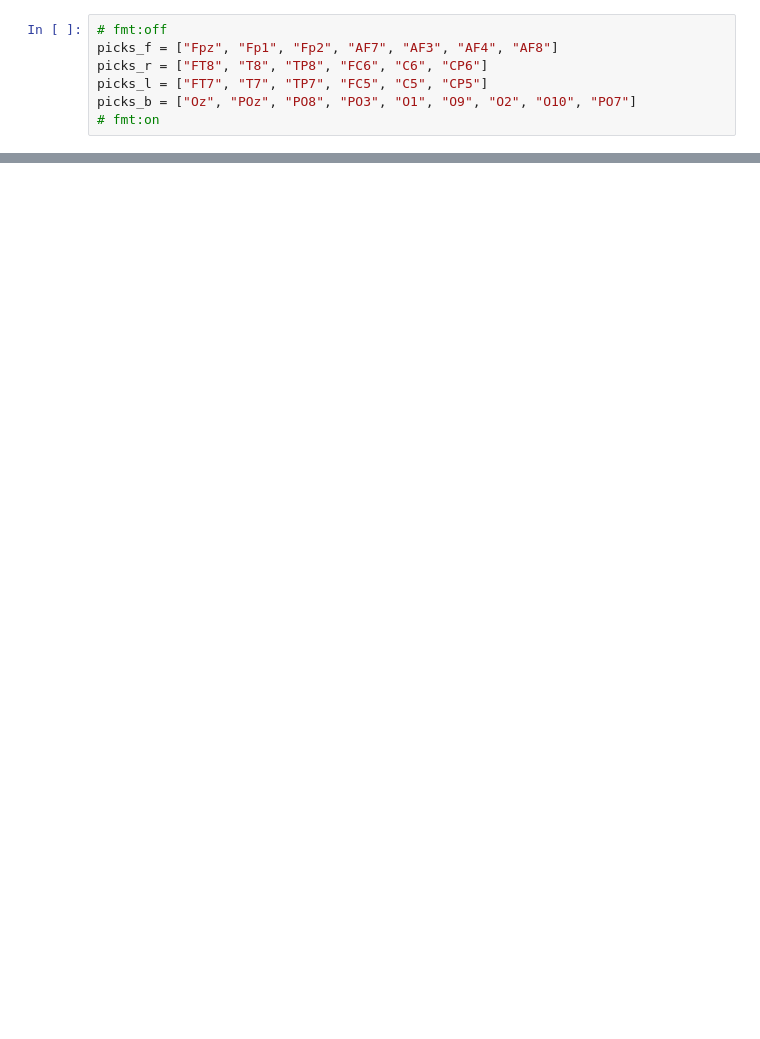
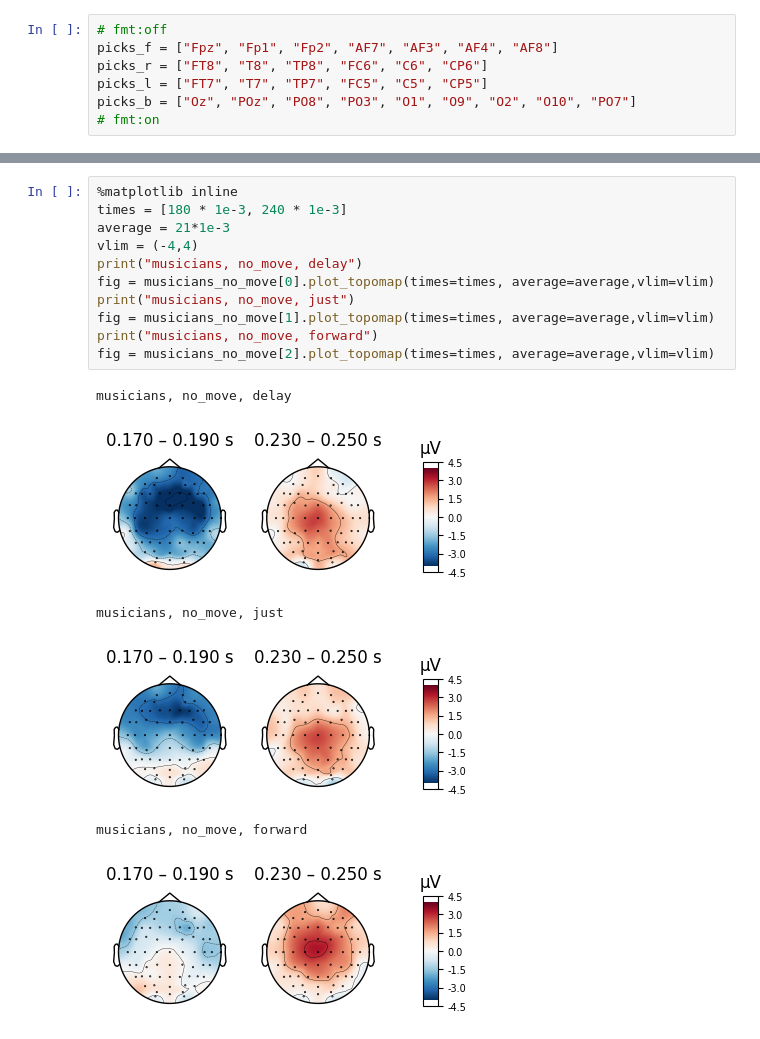
Before and after one commit to 8gaU8/EEGAnalysys23, a Jupyter notebook: notebooks/erp_scaling.ipynb, the cells around one changed output, grey strips where cells are left out. Cells and saved outputs as stored; diff of their text form; blank space fills up the shorter version.

```diff
--- a/notebooks/erp_scaling.ipynb
+++ b/notebooks/erp_scaling.ipynb
@@ -68,0 +90,18 @@ no_mucisians_all = evoked_per_bin(part_nm_ids, bins, ("move", "no_move"))
+# %%
+%matplotlib inline
+times = [180 * 1e-3, 240 * 1e-3]
+average = 21*1e-3
+vlim = (-4,4)
+print("musicians, no_move, delay")
+fig = musicians_no_move[0].plot_topomap(times=times, average=average,vlim=vlim)
+print("musicians, no_move, just")
+fig = musicians_no_move[1].plot_topomap(times=times, average=average,vlim=vlim)
+print("musicians, no_move, forward")
+fig = musicians_no_move[2].plot_topomap(times=times, average=average,vlim=vlim)
+# %% [output]
+musicians, no_move, delay
+[figure, added]
+musicians, no_move, just
+[figure, added]
+musicians, no_move, forward
+[figure, added]
```
Also changed, not shown: parts of 15 cells of this notebook.
